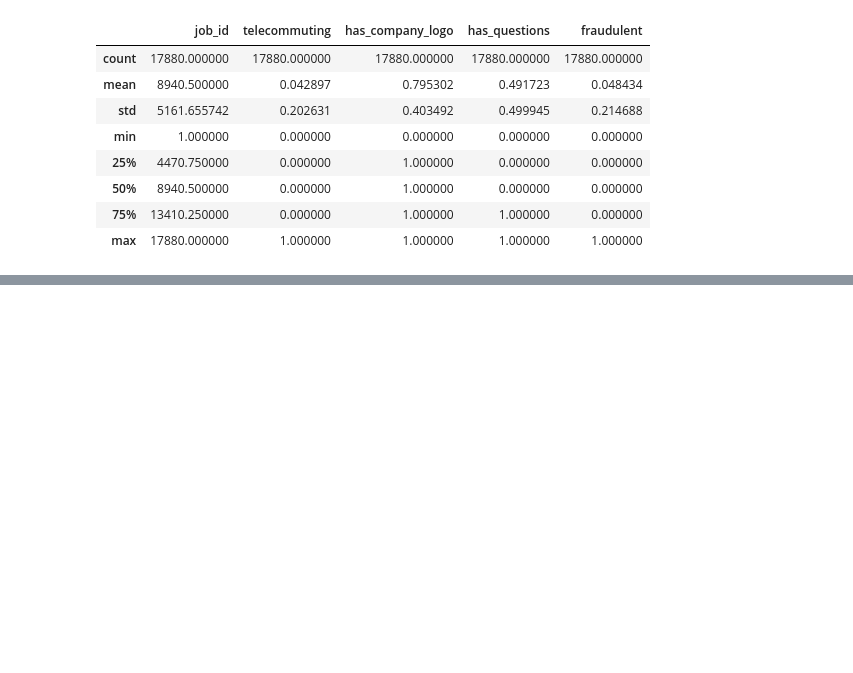
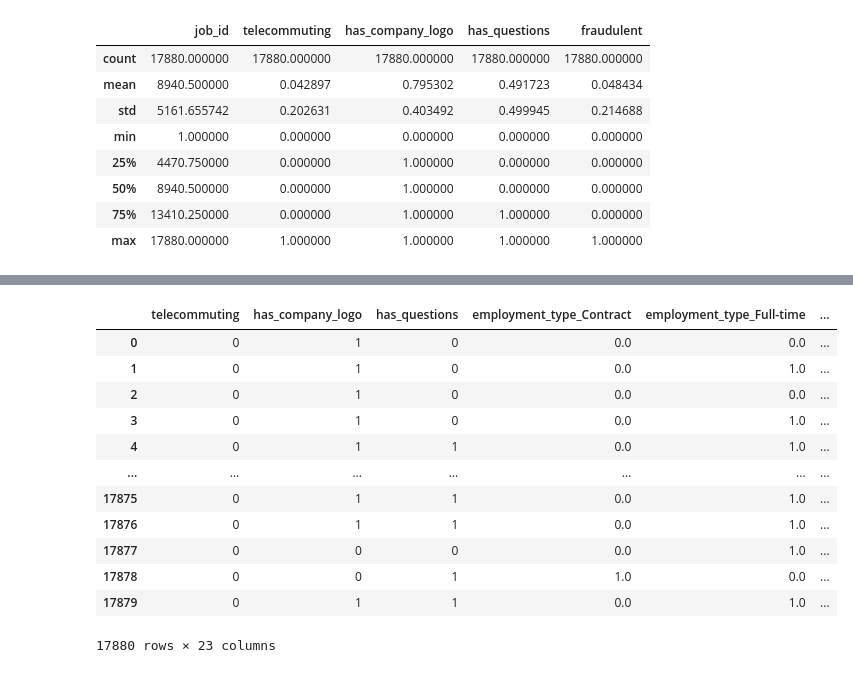
Before and after one commit to jebamania/group-project-2, a Jupyter notebook: Base Model.ipynb, the cells around one changed output, grey strips where cells are left out. Cells and saved outputs as stored; diff of their text form; code cells hidden in the pictures; blank space fills up the shorter version.

```diff
--- a/Base Model.ipynb
+++ b/Base Model.ipynb
@@ -160,10 +212,10 @@ df_baseline_2 = df.copy()
 # %%
 # Define list of columns with minimal data or lots of unique values
 columns_to_drop = ["job_id", "title", "location", "department", "salary_range",
-                   "company_profile", "description", "requirements", "benefits"]
+                   "company_profile", "description", "requirements", "benefits", "industry"]
 
 # Drop columns from the copy of the data frame
-df_baseline_2.drop(columns_to_drop, axis=1)
+df_baseline_2.drop(columns_to_drop, axis=1, inplace=True)
 # %%
 # Split features and target
 X = df_baseline_2.drop("fraudulent", axis=1)
@@ -171,3 +265,55 @@ y = df_baseline_2["fraudulent"]
+# %%
+# Create an instance of one hot encoders for "required_education"
+required_education_encoder = OneHotEncoder(max_categories=5, handle_unknown='infrequent_if_exist', sparse_output=False)
+
+# Fit and transform the required_education encoders
+required_education_encoded = required_education_encoder.fit_transform(X["required_education"].values.reshape(-1, 1))
+
+# Replace the original "required_education" column with the encoded values
+X["required_education"] = required_education_encoded
+# %%
+# Create an instance of one hot encoders for "function"
+function_encoder = OneHotEncoder(max_categories=5, handle_unknown='infrequent_if_exist', sparse_output=False)
+
+# Fit and transform the required_education encoders
+function_encoded = function_encoder.fit_transform(X["function"].values.reshape(-1, 1))
+
+# Replace the original "employement_type" column with the encoded values
+X["function"] = function_encoded
+# %%
+# Create list of encoded feature names and their corresponding encoder names
+columns_and_encoders = [
+    ("employment_type", employment_type_encoder, employment_type_encoded),
+    ("required_experience", required_experience_encoder, required_experience_encoded),
+    ("required_education", required_education_encoder, required_education_encoded),
+    ("function", function_encoder, function_encoded)
+]
+# Loop through each column and its encoder
+for column, encoder, encoded_data in columns_and_encoders:
+
+    # Get the feature names for the encoded columns
+    encoded_feature_names = encoder.get_feature_names_out([column])
+
+    # Create a DataFrame from the encoded data
+    encoded_df = pd.DataFrame(encoded_data, columns=encoded_feature_names, index=X.index)
+
+    # Drop the original column and concatenate the encoded DataFrame
+    X = X.drop(column, axis=1).join(encoded_df)
+X
+# %% [output]
+|  | telecommuting | has_company_logo | has_questions | employment_type_Contract | employment_type_Full-time | ... |
+| 0 | 0 | 1 | 0 | 0.0 | 0.0 | ... |
+| 1 | 0 | 1 | 0 | 0.0 | 1.0 | ... |
+| 2 | 0 | 1 | 0 | 0.0 | 0.0 | ... |
+| 3 | 0 | 1 | 0 | 0.0 | 1.0 | ... |
+| 4 | 0 | 1 | 1 | 0.0 | 1.0 | ... |
+| ... | ... | ... | ... | ... | ... | ... |
+| 17875 | 0 | 1 | 1 | 0.0 | 1.0 | ... |
+| 17876 | 0 | 1 | 1 | 0.0 | 1.0 | ... |
+| 17877 | 0 | 0 | 0 | 0.0 | 1.0 | ... |
+| 17878 | 0 | 0 | 1 | 1.0 | 0.0 | ... |
+| 17879 | 0 | 1 | 1 | 0.0 | 1.0 | ... |
+17880 rows × 23 columns
 # %%
 # Split the data into training and testing sets
 X_train, X_test, y_train, y_test = train_test_split(X, y, random_state=1)
```
Also changed, not shown: parts of 59 cells of this notebook.
